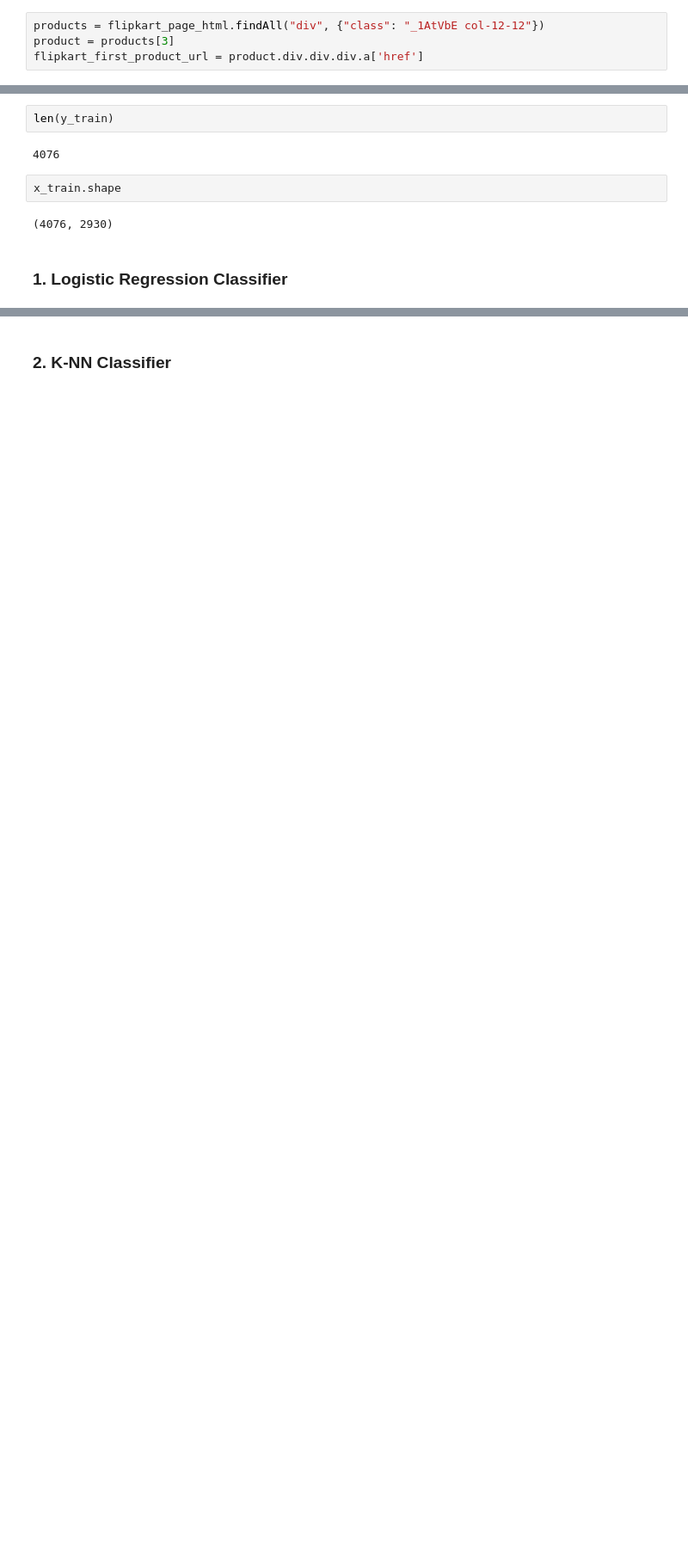
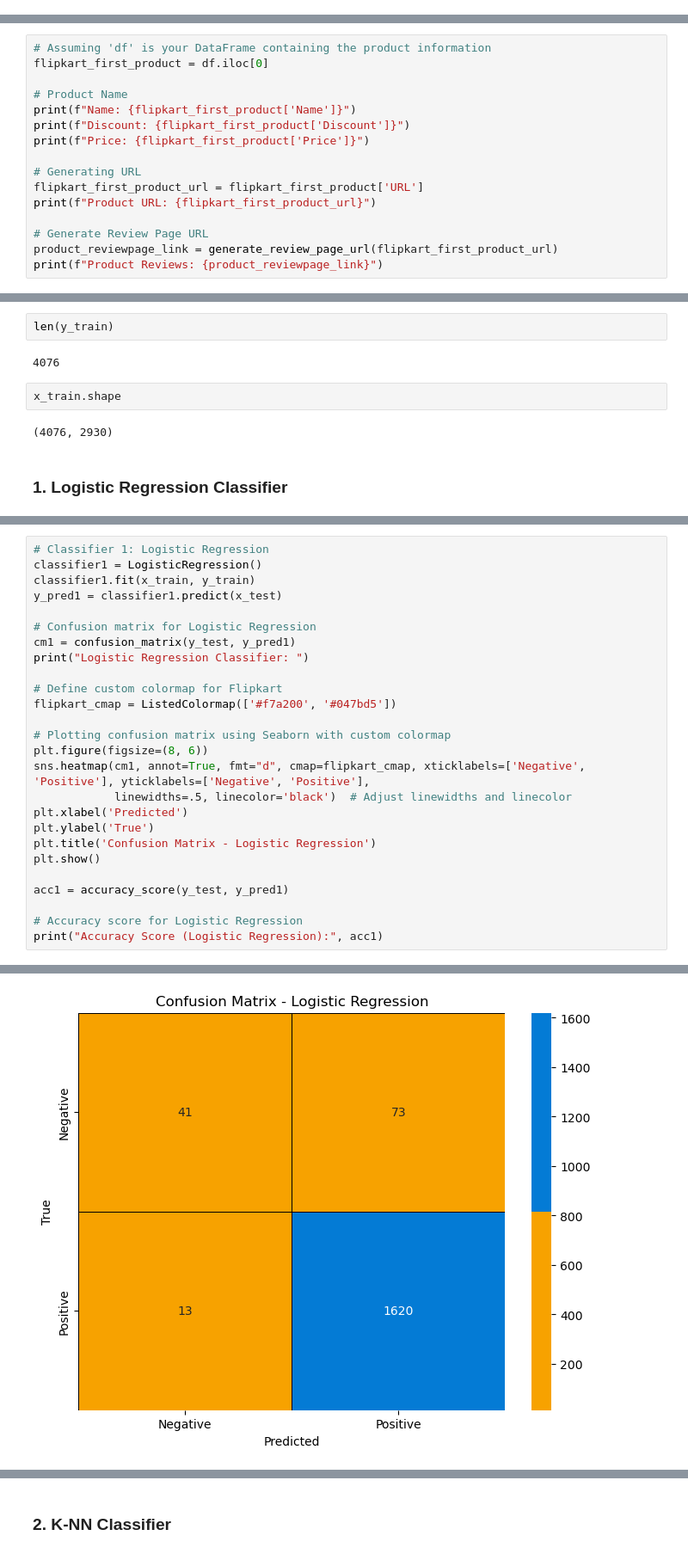
Before and after one commit to Jatin-Bhandari/Review-scrapper-and-analyzer-tool-for-flipkart, a Jupyter notebook: Group_8.ipynb, the cells around one changed output, grey strips where cells are left out. Shown at 86% size. Saved outputs shown, nothing was run; the diff lists cells and outputs as text; blank space fills up the shorter version.

```diff
--- a/Group_8.ipynb
+++ b/Group_8.ipynb
@@ -30,7 +84,3 @@ flipkart_url = "https://www.flipkart.com/search?q=" + searchString
 # %%
 flipkart_page = requests.get(flipkart_url)
 flipkart_page_html = bs(flipkart_page.text, "html.parser")
-# %%
-products = flipkart_page_html.findAll("div", {"class": "_1AtVbE col-12-12"})
-product = products[3]
-flipkart_first_product_url = product.div.div.div.a['href']
@@ -46,0 +160,16 @@ product_reviewpage_link
+# %%
+# Assuming 'df' is your DataFrame containing the product information
+flipkart_first_product = df.iloc[0]
+
+# Product Name
+print(f"Name: {flipkart_first_product['Name']}")
+print(f"Discount: {flipkart_first_product['Discount']}")
+print(f"Price: {flipkart_first_product['Price']}")
+
+# Generating URL
+flipkart_first_product_url = flipkart_first_product['URL']
+print(f"Product URL: {flipkart_first_product_url}")
+
+# Generate Review Page URL
+product_reviewpage_link = generate_review_page_url(flipkart_first_product_url)
+print(f"Product Reviews: {product_reviewpage_link}")
@@ -329,0 +444,27 @@ Accuracy Score: 0.9507727532913566
+# %%
+# Classifier 1: Logistic Regression
+classifier1 = LogisticRegression()
+classifier1.fit(x_train, y_train)
+y_pred1 = classifier1.predict(x_test)
+
+# Confusion matrix for Logistic Regression
+cm1 = confusion_matrix(y_test, y_pred1)
+print("Logistic Regression Classifier: ")
+
+# Define custom colormap for Flipkart
+flipkart_cmap = ListedColormap(['#f7a200', '#047bd5'])
+
+# Plotting confusion matrix using Seaborn with custom colormap
+plt.figure(figsize=(8, 6))
+sns.heatmap(cm1, annot=True, fmt="d", cmap=flipkart_cmap, xticklabels=['Negative', 'Positive'], yticklabels=['Negative', 'Positive'],
+            linewidths=.5, linecolor='black')  # Adjust linewidths and linecolor
+plt.xlabel('Predicted')
+plt.ylabel('True')
+plt.title('Confusion Matrix - Logistic Regression')
+plt.show()
+
+acc1 = accuracy_score(y_test, y_pred1)
+
+# Accuracy score for Logistic Regression
+print("Accuracy Score (Logistic Regression):", acc1)
+# %% [output]
@@ -329,0 +472 @@ Accuracy Score: 0.9507727532913566
+[figure, added]
```
Also changed, not shown: parts of 54 cells of this notebook.
